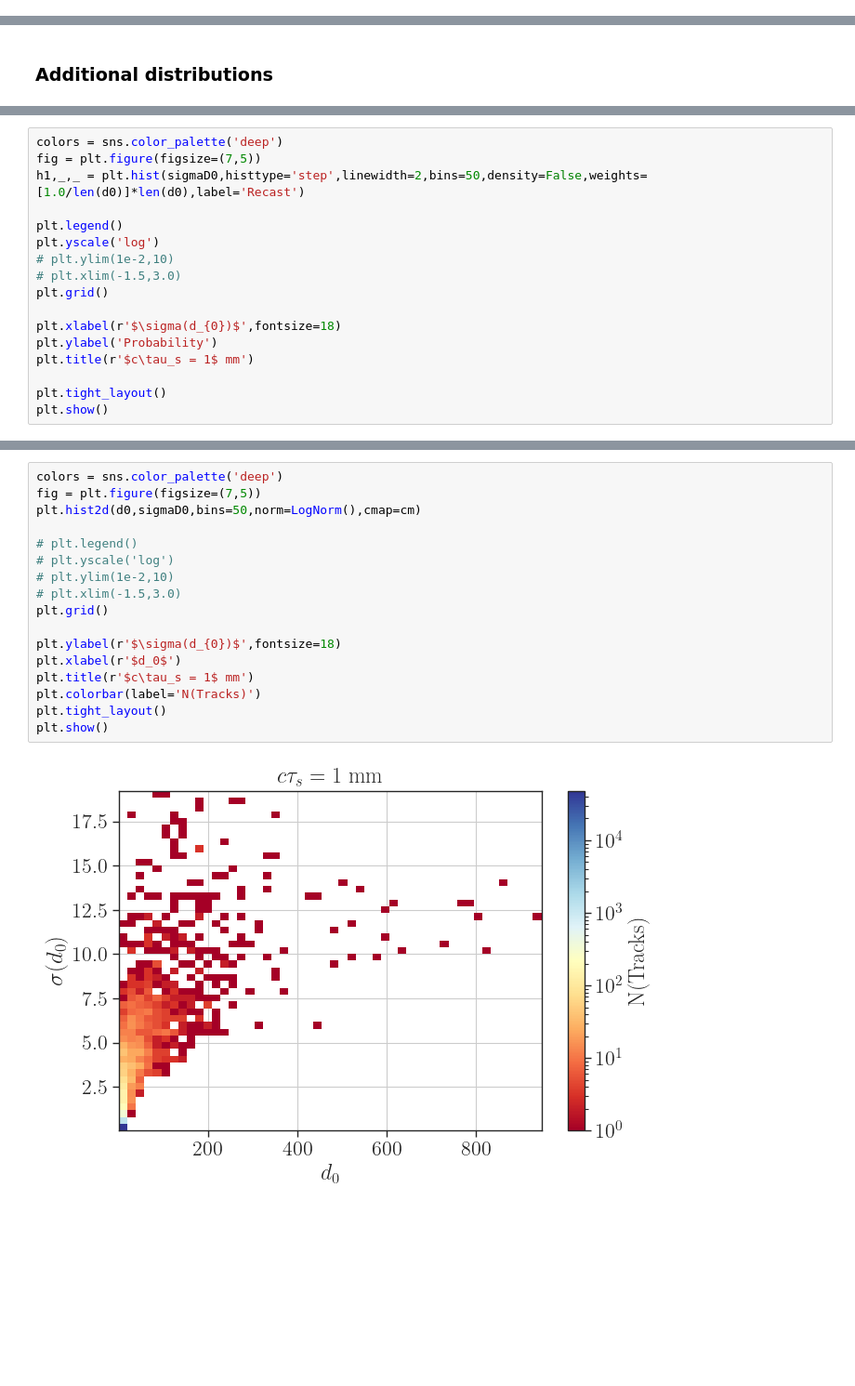
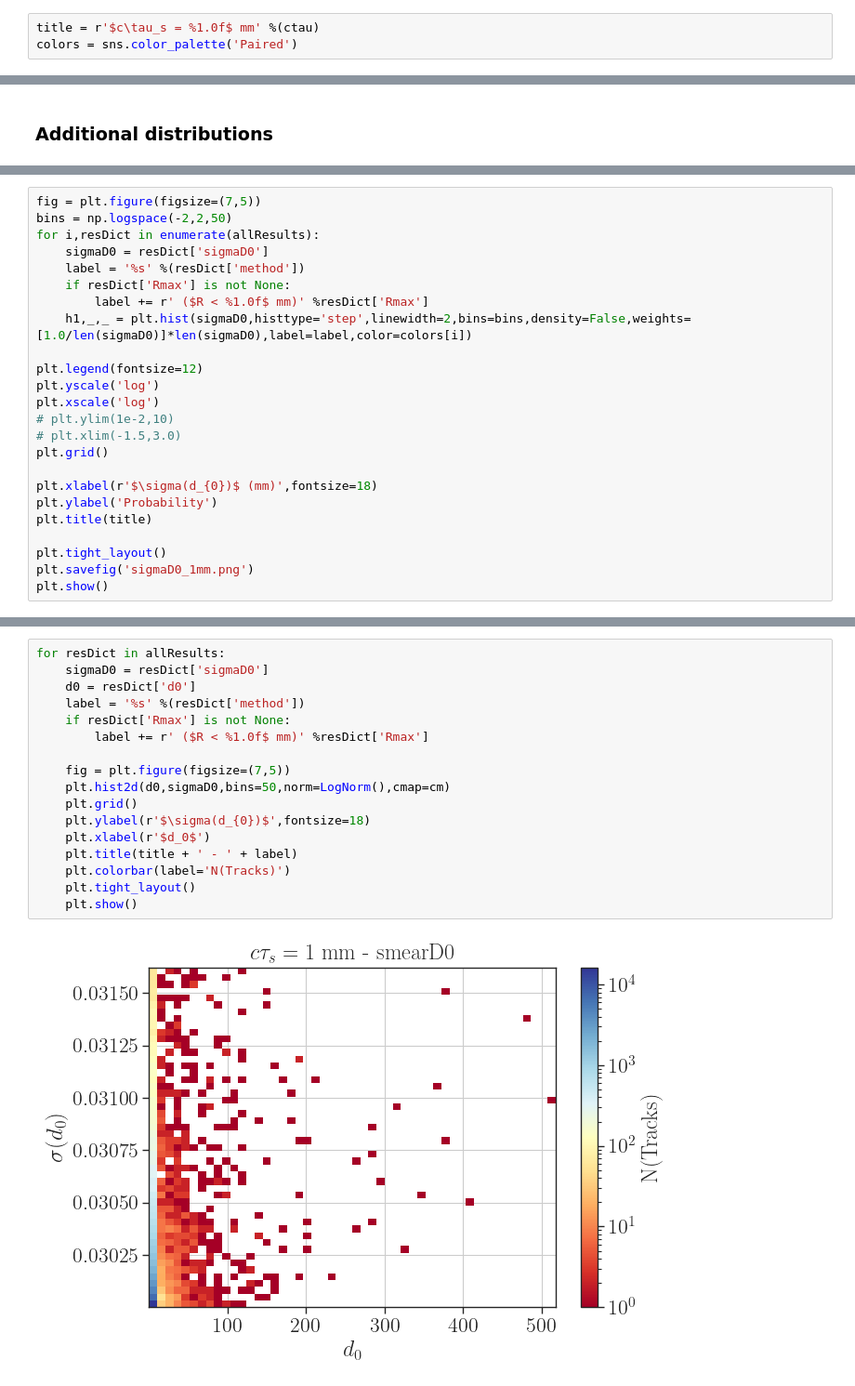
Before and after one commit to andlessa/higgsEJs, a Jupyter notebook: plotting/plots-dists_1mm.ipynb, the cells around one changed output, grey strips where cells are left out. Shown at 93% size. Saved outputs shown, nothing was run; the diff lists cells and outputs as text; blank space fills up the shorter version.

Commit message:
Streamlined methods and plotting

```diff
--- a/plotting/plots-dists_1mm.ipynb
+++ b/plotting/plots-dists_1mm.ipynb
@@ -94,4 +66,7 @@ f.Close()
 # %%
 cmsIP2D = np.genfromtxt('../CMS_data/HEPData-ins1954276-v1-Figure_002-a.csv',skip_footer=99,skip_header=43,delimiter=',')
 bins = cmsIP2D[:-1,0]-np.diff(cmsIP2D[:,0])/2
+# %%
+title = r'$c\tau_s = %1.0f$ mm' %(ctau)
+colors = sns.color_palette('Paired')
 # %%
@@ -187,18 +182,25 @@ plt.show()
 # %%
-colors = sns.color_palette('deep')
 fig = plt.figure(figsize=(7,5))
-h1,_,_ = plt.hist(sigmaD0,histtype='step',linewidth=2,bins=50,density=False,weights=[1.0/len(d0)]*len(d0),label='Recast')
+bins = np.logspace(-2,2,50)
+for i,resDict in enumerate(allResults):
+    sigmaD0 = resDict['sigmaD0']
+    label = '%s' %(resDict['method'])
+    if resDict['Rmax'] is not None:
+        label += r' ($R < %1.0f$ mm)' %resDict['Rmax']
+    h1,_,_ = plt.hist(sigmaD0,histtype='step',linewidth=2,bins=bins,density=False,weights=[1.0/len(sigmaD0)]*len(sigmaD0),label=label,color=colors[i])
 
-plt.legend()
+plt.legend(fontsize=12)
 plt.yscale('log')
+plt.xscale('log')
 # plt.ylim(1e-2,10)
 # plt.xlim(-1.5,3.0)
 plt.grid()
 
-plt.xlabel(r'$\sigma(d_{0})$',fontsize=18)
+plt.xlabel(r'$\sigma(d_{0})$ (mm)',fontsize=18)
 plt.ylabel('Probability')
-plt.title(r'$c\tau_s = 1$ mm')
+plt.title(title)
 
 plt.tight_layout()
+plt.savefig('sigmaD0_1mm.png')
 plt.show()
 # %% [output]
@@ -206,19 +208,19 @@ plt.show()
 # %%
-colors = sns.color_palette('deep')
-fig = plt.figure(figsize=(7,5))
-plt.hist2d(d0,sigmaD0,bins=50,norm=LogNorm(),cmap=cm)
+for resDict in allResults:
+    sigmaD0 = resDict['sigmaD0']
+    d0 = resDict['d0']
+    label = '%s' %(resDict['method'])
+    if resDict['Rmax'] is not None:
+        label += r' ($R < %1.0f$ mm)' %resDict['Rmax']
 
-# plt.legend()
-# plt.yscale('log')
-# plt.ylim(1e-2,10)
-# plt.xlim(-1.5,3.0)
-plt.grid()
-
-plt.ylabel(r'$\sigma(d_{0})$',fontsize=18)
-plt.xlabel(r'$d_0$')
-plt.title(r'$c\tau_s = 1$ mm')
-plt.colorbar(label='N(Tracks)')
-plt.tight_layout()
-plt.show()
+    fig = plt.figure(figsize=(7,5))
+    plt.hist2d(d0,sigmaD0,bins=50,norm=LogNorm(),cmap=cm)
+    plt.grid()
+    plt.ylabel(r'$\sigma(d_{0})$',fontsize=18)
+    plt.xlabel(r'$d_0$')
+    plt.title(title + ' - ' + label)
+    plt.colorbar(label='N(Tracks)')
+    plt.tight_layout()
+    plt.show()
 # %% [output]
-[figure, old version]
+[figure, new version]
```
Also changed, not shown: parts of 10 cells of this notebook, 3 other files.
